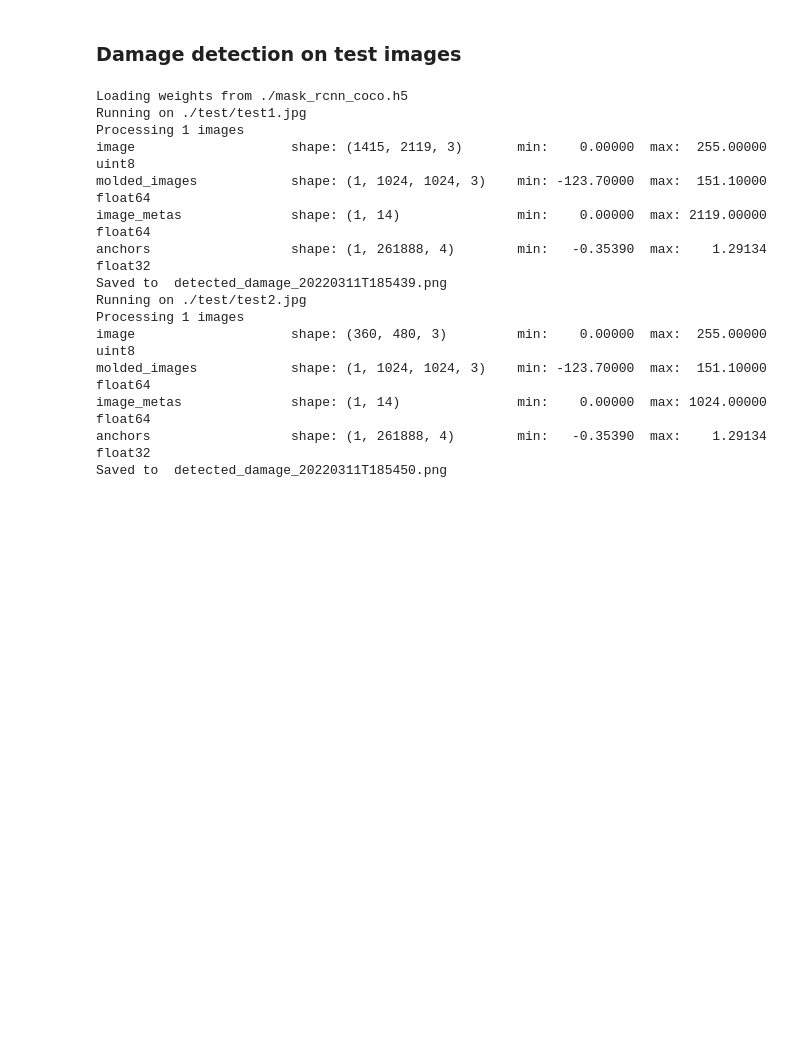
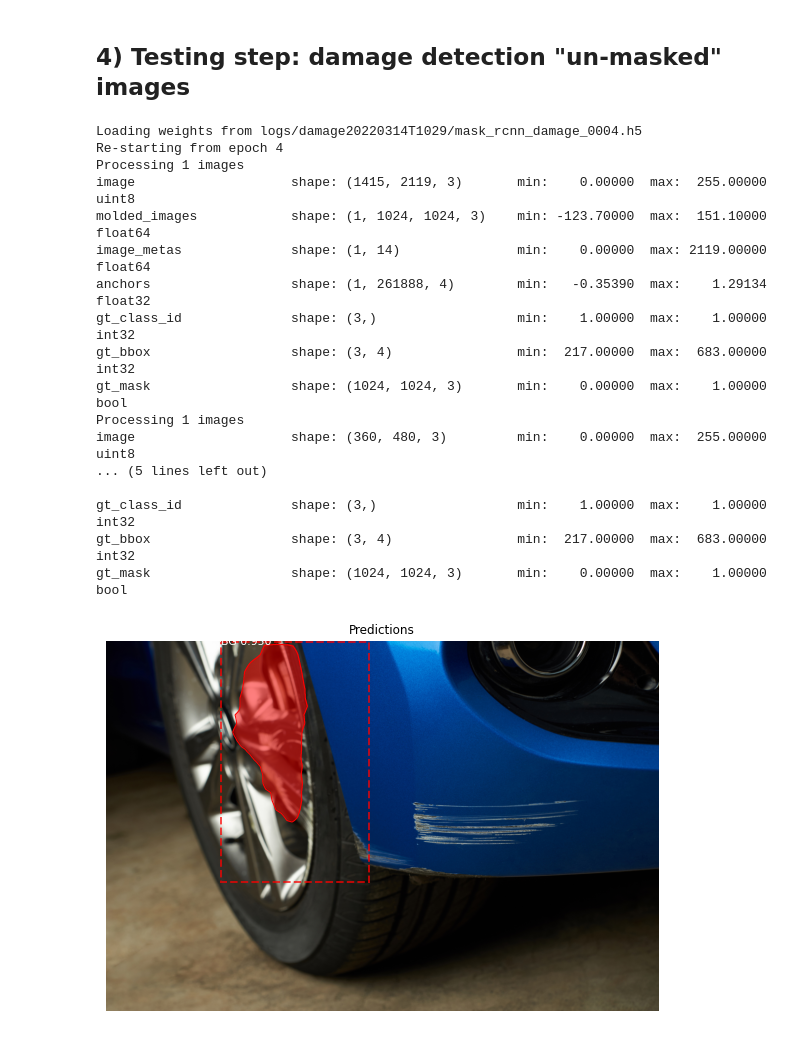
Before and after one commit to lucabnf/damage-detection, a Jupyter notebook: train_and_evaluate.ipynb, the cells around one changed output. Drawn from its saved outputs; the diff is of its cells as text; code cells hidden in the pictures; blank space fills up the shorter version.

```diff
--- a/train_and_evaluate.ipynb
+++ b/train_and_evaluate.ipynb
@@ -33,8 +37,9 @@ class CustomConfig(Config):
     NAME = "damage"
     IMAGES_PER_GPU = 2 # GPU with 12GB memory can fit two images.
     NUM_CLASSES = 1 + 1  # Background + damage
-    STEPS_PER_EPOCH = 10
+    STEPS_PER_EPOCH = 50
     DETECTION_MIN_CONFIDENCE = 0.9 # Skip detections with < 90% confidence
+    BACKBONE = "resnet50"
 
 
 class InferenceConfig(CustomConfig):
@@ -181,35 +282,56 @@ train(model)
-# %% [markdown]
-### **Damage detection on test images**
+# %% [markdown]
+## **4) Testing step:** damage detection "un-masked" images
 # %%
 # Inference configuration
-config = InferenceConfig()
-# config.display()
+infConfig = InferenceConfig()
+
+# Consider the last training "folder" and the weights of the last epoch
+logs_dir = sorted(os.listdir("logs"))
+last_logs_dir = os.path.join("logs", logs_dir[-1])
+weights_dir = sorted(os.listdir(last_logs_dir))
+trained_weights_path = os.path.join(last_logs_dir, weights_dir[-1])
 
 # Create model in inference mode
-model = modellib.MaskRCNN(mode="inference", config=config, model_dir=logs)
+model = modellib.MaskRCNN(mode="inference", config=infConfig, model_dir=logs)
 
 # Loading pre-trained weights excluding the last layers because they require a matching number of classes
-print("Loading weights from", weights_path)
-model.load_weights(weights_path, by_name=True, exclude=["mrcnn_class_logits", "mrcnn_bbox_fc","mrcnn_bbox", "mrcnn_mask"])
+print("Loading weights from", trained_weights_path)
+model.load_weights(trained_weights_path, by_name=True)
 
-# Evaluate model on each image of the test folder
+
 for filename in os.listdir(test_images):
 
-    image = os.path.join(test_images, filename)
-    detect_and_color_splash(model, image_path=image)
+    image_path = os.path.join(test_images, filename)
+    image = skimage.io.imread(image_path)
+
+    # Run object detection
+    results = model.detect([image], verbose=1)
+
+    # Display results
+    ax = get_ax(1, size=10)
+    r = results[0]
+    visualize.display_instances(image, r['rois'], r['masks'], r['class_ids'],
+                                ["damage", "BG"], r['scores'], ax=ax,
+                                title="Predictions")
+    log("gt_class_id", gt_class_id)
+    log("gt_bbox", gt_bbox)
+    log("gt_mask", gt_mask)
 # %% [output]
-Loading weights from ./mask_rcnn_coco.h5
-Running on ./test/test1.jpg
+Loading weights from logs/damage20220314T1029/mask_rcnn_damage_0004.h5
+Re-starting from epoch 4
 Processing 1 images
 image                    shape: (1415, 2119, 3)       min:    0.00000  max:  255.00000  uint8
 molded_images            shape: (1, 1024, 1024, 3)    min: -123.70000  max:  151.10000  float64
 image_metas              shape: (1, 14)               min:    0.00000  max: 2119.00000  float64
 anchors                  shape: (1, 261888, 4)        min:   -0.35390  max:    1.29134  float32
-Saved to  detected_damage_20220311T185439.png
-Running on ./test/test2.jpg
+gt_class_id              shape: (3,)                  min:    1.00000  max:    1.00000  int32
+gt_bbox                  shape: (3, 4)                min:  217.00000  max:  683.00000  int32
+gt_mask                  shape: (1024, 1024, 3)       min:    0.00000  max:    1.00000  bool
 Processing 1 images
 image                    shape: (360, 480, 3)         min:    0.00000  max:  255.00000  uint8
-molded_images            shape: (1, 1024, 1024, 3)    min: -123.70000  max:  151.10000  float64
-image_metas              shape: (1, 14)               min:    0.00000  max: 1024.00000  float64
-anchors                  shape: (1, 261888, 4)        min:   -0.35390  max:    1.29134  float32
-Saved to  detected_damage_20220311T185450.png
+... (5 lines left out)
+
+gt_class_id              shape: (3,)                  min:    1.00000  max:    1.00000  int32
+gt_bbox                  shape: (3, 4)                min:  217.00000  max:  683.00000  int32
+gt_mask                  shape: (1024, 1024, 3)       min:    0.00000  max:    1.00000  bool
+[figure, added]
```
Also changed, not shown: parts of 26 cells of this notebook.
